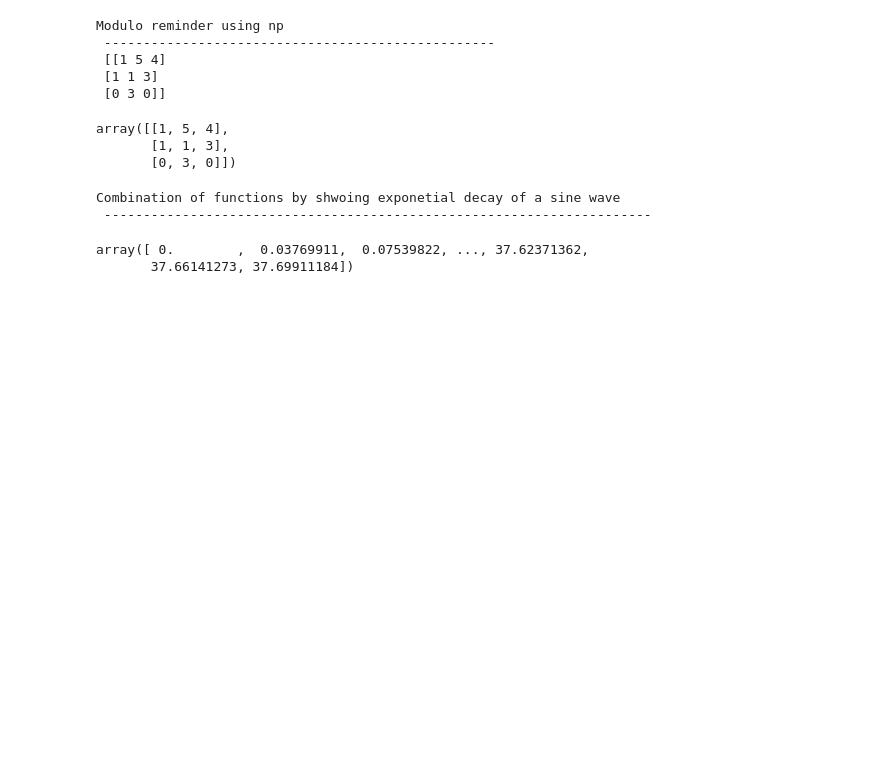
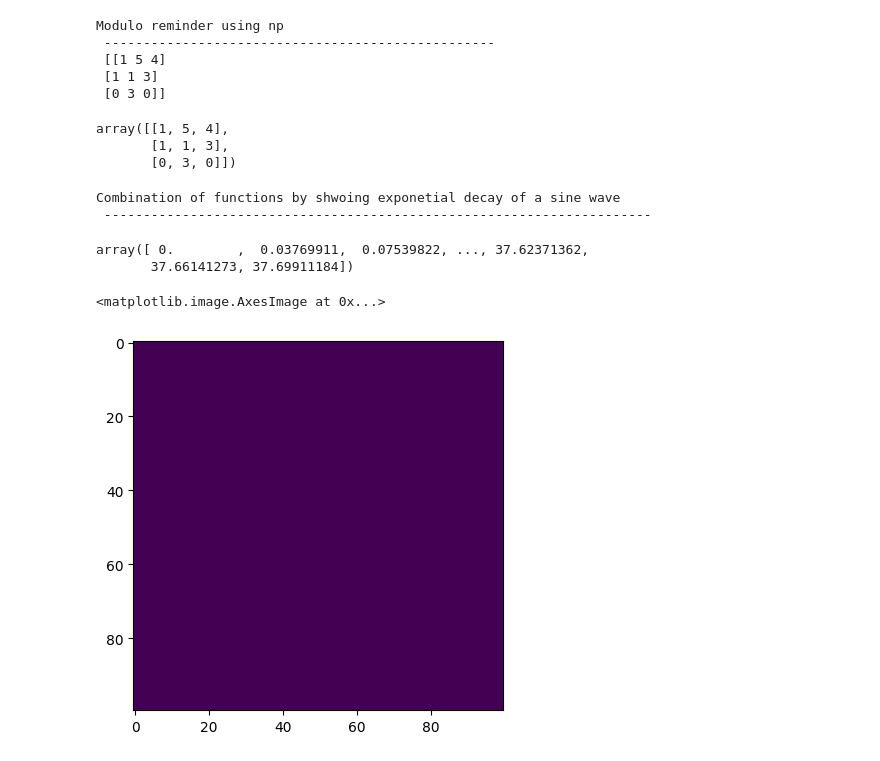
Before and after one commit to sumannelli11/pandas_numpy, a Jupyter notebook: Numpy in details.ipynb, the cells around one changed output. Drawn from its saved outputs; the diff is of its cells as text; code cells hidden in the pictures; blank space fills up the shorter version.

```diff
--- a/Numpy in details.ipynb
+++ b/Numpy in details.ipynb
@@ -1090,3 +1286,5 @@ A
 # %% [output]
 array([ 0.        ,  0.03769911,  0.07539822, ..., 37.62371362,
        37.66141273, 37.69911184])
+# %%
+x = np.zeros([100,100])
@@ -1092,0 +1295,5 @@ array([ 0.        ,  0.03769911,  0.07539822, ..., 37.62371362,
+# %%
+plt.imshow(x)
+# %% [output]
+<matplotlib.image.AxesImage at 0x...>
+[figure, added]
```
Also changed, not shown: parts of 58 cells of this notebook.
